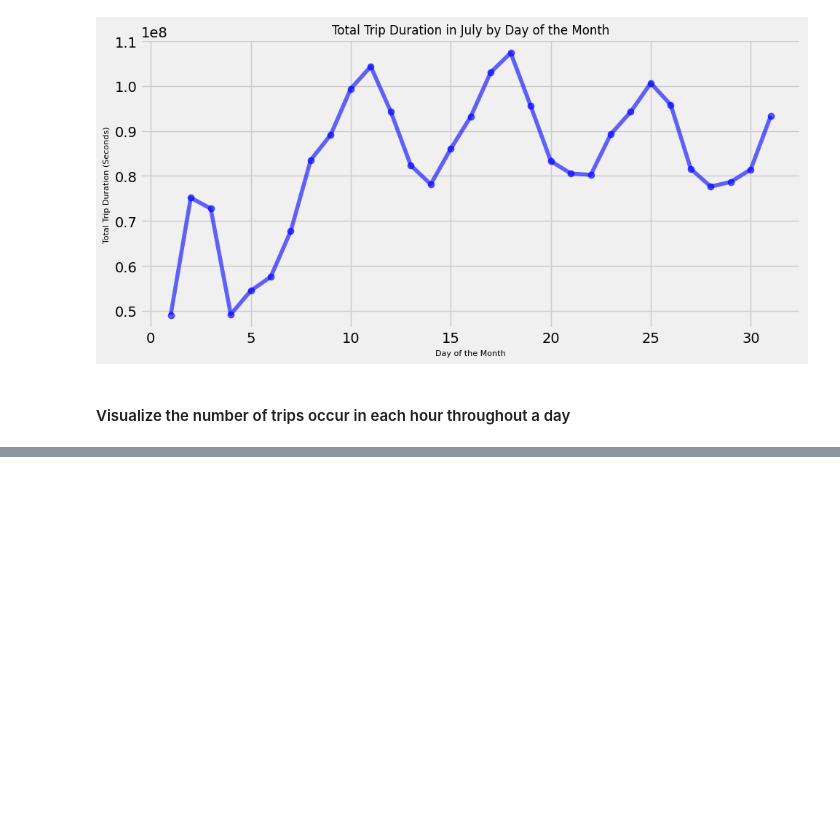
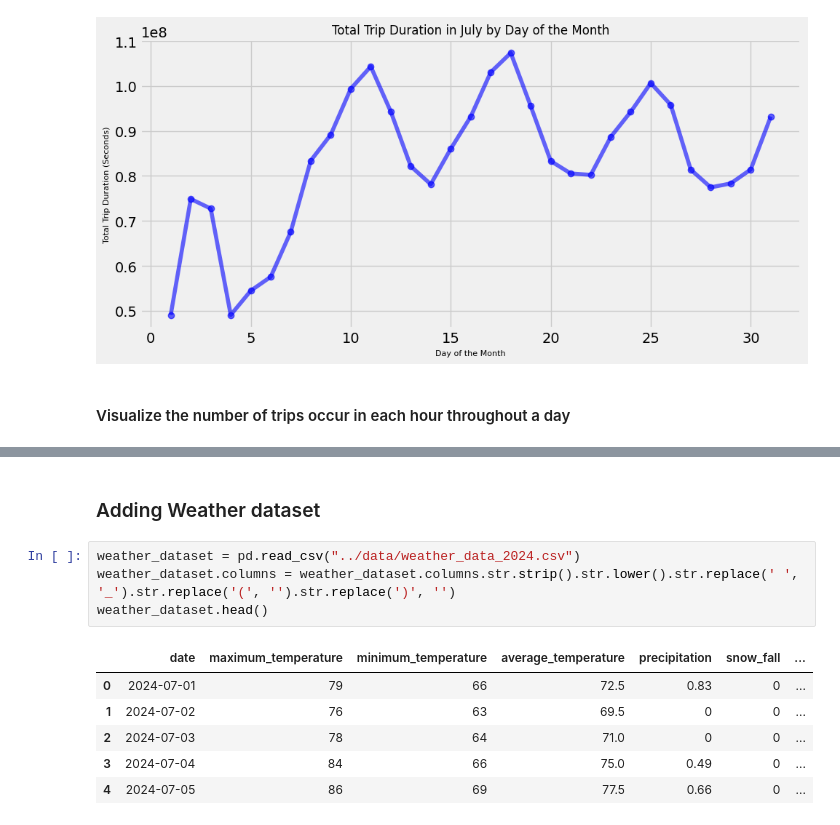
Before and after one commit to nhhongan/nyc_yellow_taxi_eta, a Jupyter notebook: notebook/eda_modelling_eta.ipynb, the cells around one changed output, grey strips where cells are left out. Drawn from its saved outputs; the diff is of its cells as text; blank space fills up the shorter version.

```diff
--- a/notebook/eda_modelling_eta.ipynb
+++ b/notebook/eda_modelling_eta.ipynb
@@ -422,0 +506,13 @@ plt.show()
+# %% [markdown]
+### Adding Weather dataset
+# %%
+weather_dataset = pd.read_csv("../data/weather_data_2024.csv")
+weather_dataset.columns = weather_dataset.columns.str.strip().str.lower().str.replace(' ', '_').str.replace('(', '').str.replace(')', '')
+weather_dataset.head()
+# %% [output]
+|  | date | maximum_temperature | minimum_temperature | average_temperature | precipitation | snow_fall | ... |
+| 0 | 2024-07-01 | 79 | 66 | 72.5 | 0.83 | 0 | ... |
+| 1 | 2024-07-02 | 76 | 63 | 69.5 | 0 | 0 | ... |
+| 2 | 2024-07-03 | 78 | 64 | 71.0 | 0 | 0 | ... |
+| 3 | 2024-07-04 | 84 | 66 | 75.0 | 0.49 | 0 | ... |
+| 4 | 2024-07-05 | 86 | 69 | 77.5 | 0.66 | 0 | ... |
```
Also changed, not shown: parts of 18 cells of this notebook, 1 other file.
